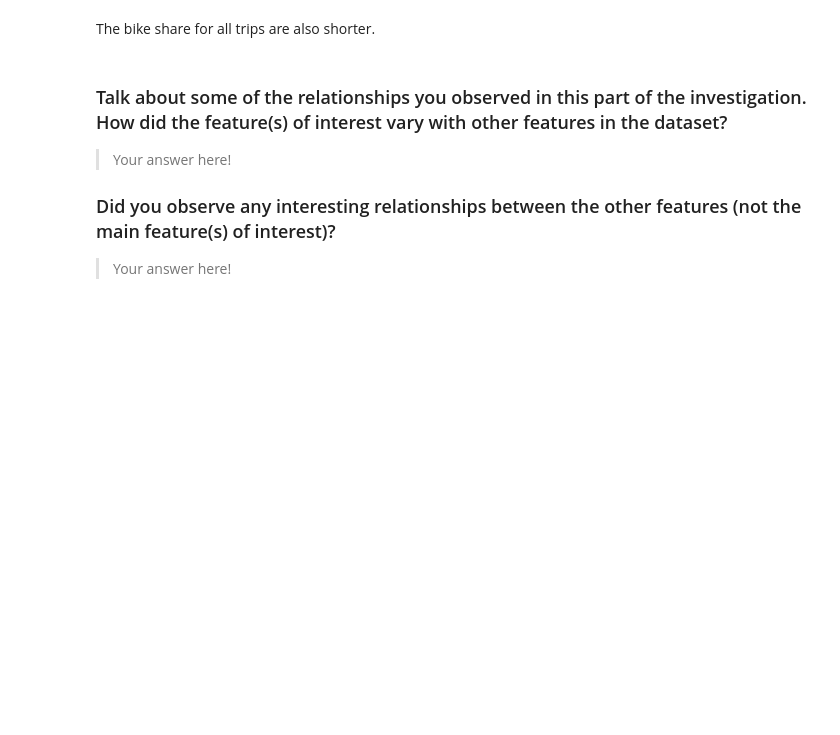
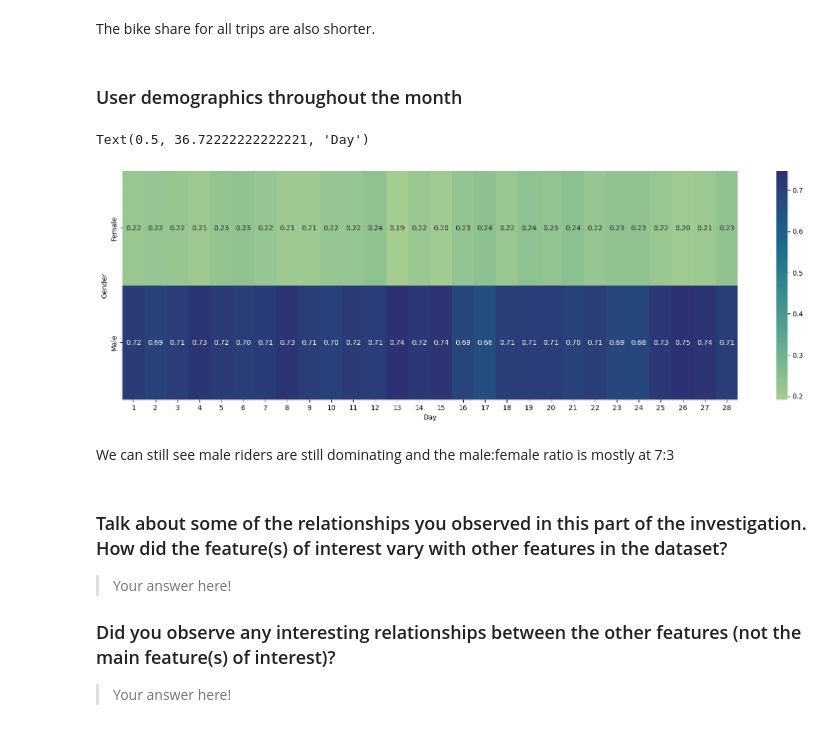
Before and after one commit to NajibAdan/UdacityxALX, a Jupyter notebook: Project_003/Part_I_exploration_template.ipynb, the cells around one changed output. Saved outputs shown, nothing was run; the diff lists cells and outputs as text; code cells hidden in the pictures; blank space fills up the shorter version.

```diff
--- a/Project_003/Part_I_exploration_template.ipynb
+++ b/Project_003/Part_I_exploration_template.ipynb
@@ -381,6 +381,29 @@ Text(0, 0.5, 'Duration (min)')
 [figure]
 # %% [markdown]
 The bike share for all trips are also shorter.
+# %% [markdown]
+### User demographics throughout the month
+# %%
+# Just pick male and females
+genders_set = df.query("member_gender != 'Other'")
+# Get the size of day and member_gender
+dm_counts = genders_set.groupby(['day','member_gender']).size()
+# Convert the series to dataframe
+dm_counts = dm_counts.reset_index(name='count')
+dm_counts = dm_counts.pivot(index='member_gender', columns='day', values='count')
+# Calculate the proportions
+for x in range(1,29):
+    total = df.query(f'day == {x}').shape[0]
+    dm_counts[x] = dm_counts[x] / total
+plt.figure(figsize=(20,6))
+sb.heatmap(dm_counts,annot = True, fmt = ".2f",cmap='crest')
+plt.ylabel('Gender')
+plt.xlabel('Day')
+# %% [output]
+Text(0.5, 36.72222222222221, 'Day')
+[figure, added]
+# %% [markdown]
+We can still see male riders are still dominating and the male:female ratio is mostly at 7:3
 # %% [markdown]
 ### Talk about some of the relationships you observed in this part of the investigation. How did the feature(s) of interest vary with other features in the dataset?
 
```
Also changed, not shown: 1 other file.
